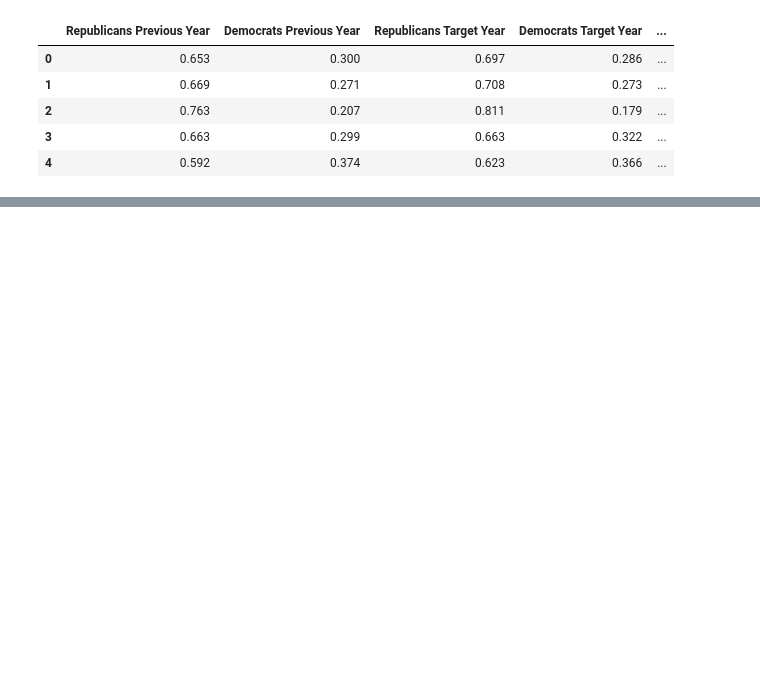
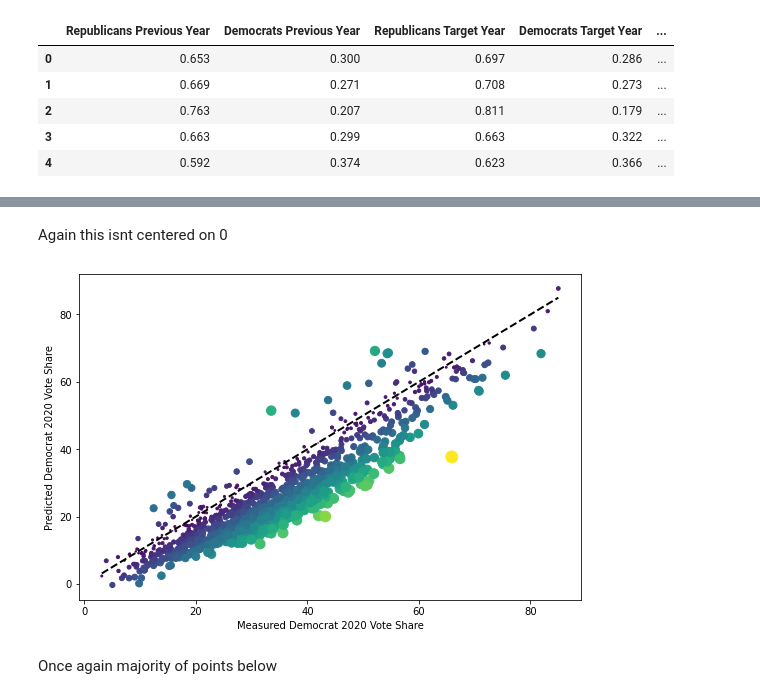
Before and after one commit to eweed001/ORIE-4741-Project, a Jupyter notebook: Model Construction2.ipynb, the cells around one changed output, grey strips where cells are left out. Cells and saved outputs as stored; diff of their text form; code cells hidden in the pictures; blank space fills up the shorter version.

```diff
--- a/Model Construction2.ipynb
+++ b/Model Construction2.ipynb
@@ -730,0 +809,16 @@ print(mse_minus_gender)
+# %% [markdown]
+Again this isnt centered on 0
+# %%
+#Scatter plot for the 2020 data set
+diff = abs(test_target2020without_edu2-full2020_preds2)*5
+fig, ax = plt.subplots(figsize = (9,6))
+ax.scatter(test_target2020without_edu2, full2020_preds2, s = diff, c = diff)
+ax.plot([test_target2020without_edu2.min(), test_target2020without_edu2.max()],
+        [test_target2020without_edu2.min(), test_target2020without_edu2.max()], 'k--', lw=2)
+ax.set_xlabel('Measured Democrat 2020 Vote Share')
+ax.set_ylabel('Predicted Democrat 2020 Vote Share')
+plt.show()
+# %% [output]
+[figure, added]
+# %% [markdown]
+Once again majority of points below
```
Also changed, not shown: parts of 43 cells of this notebook.
